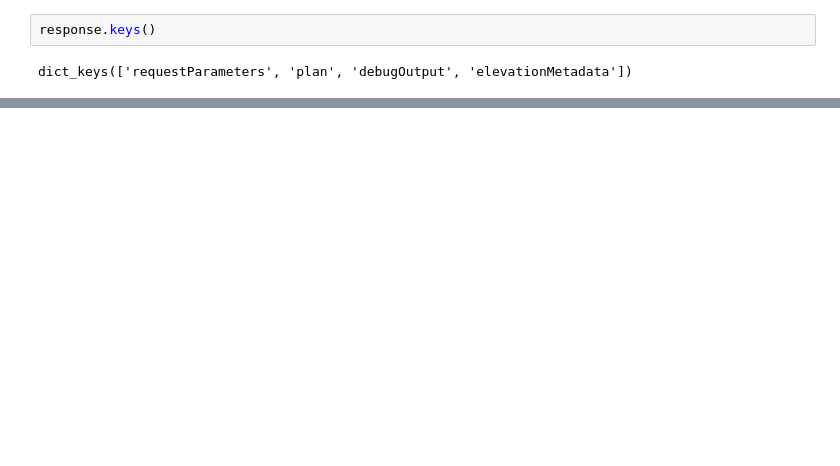
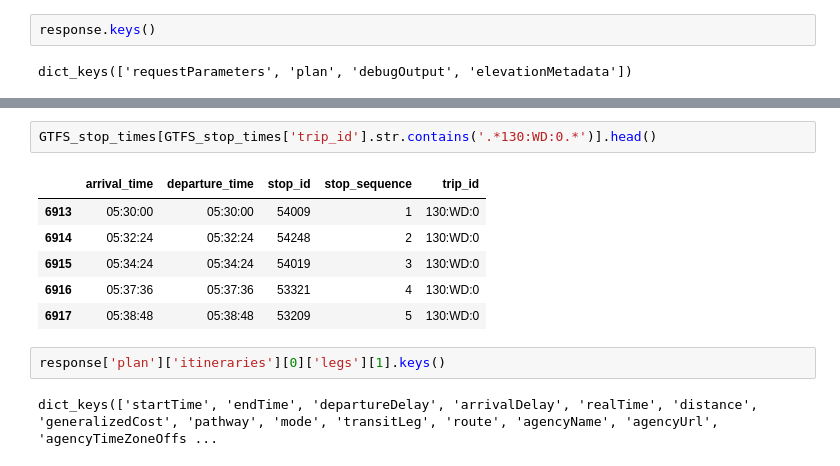
Before and after one commit to pakhuiying/NCCS_analysis, a Jupyter notebook: OneMap_API.ipynb, the cells around one changed output, grey strips where cells are left out. Saved outputs shown, nothing was run; the diff lists cells and outputs as text; blank space fills up the shorter version.

```diff
--- a/OneMap_API.ipynb
+++ b/OneMap_API.ipynb
@@ -112,0 +190,13 @@ dict_keys(['requestParameters', 'plan', 'debugOutput', 'elevationMetadata'])
+# %%
+GTFS_stop_times[GTFS_stop_times['trip_id'].str.contains('.*130:WD:0.*')].head()
+# %% [output]
+|  | arrival_time | departure_time | stop_id | stop_sequence | trip_id |
+| 6913 | 05:30:00 | 05:30:00 | 54009 | 1 | 130:WD:0 |
+| 6914 | 05:32:24 | 05:32:24 | 54248 | 2 | 130:WD:0 |
+| 6915 | 05:34:24 | 05:34:24 | 54019 | 3 | 130:WD:0 |
+| 6916 | 05:37:36 | 05:37:36 | 53321 | 4 | 130:WD:0 |
+| 6917 | 05:38:48 | 05:38:48 | 53209 | 5 | 130:WD:0 |
+# %%
+response['plan']['itineraries'][0]['legs'][1].keys()
+# %% [output]
+dict_keys(['startTime', 'endTime', 'departureDelay', 'arrivalDelay', 'realTime', 'distance', 'generalizedCost', 'pathway', 'mode', 'transitLeg', 'route', 'agencyName', 'agencyUrl', 'agencyTimeZoneOffs ...
```
Also changed, not shown: parts of 18 cells of this notebook, 2 other files.
